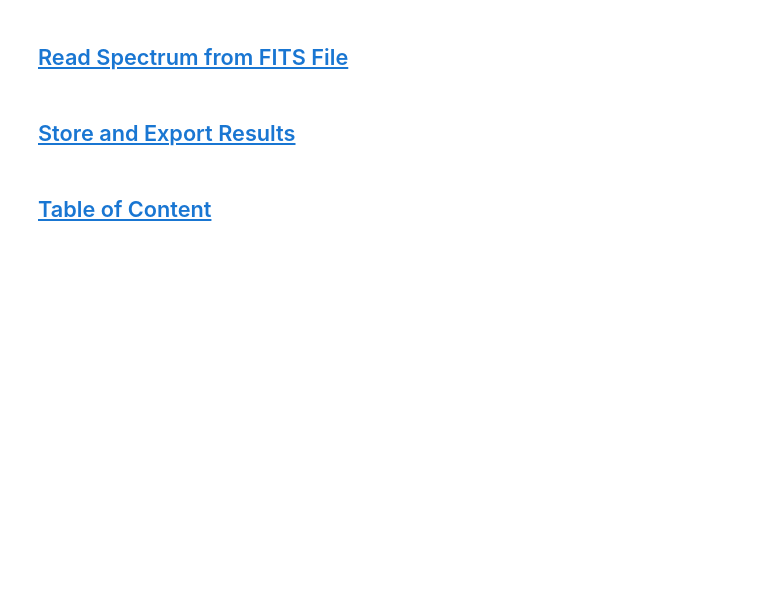
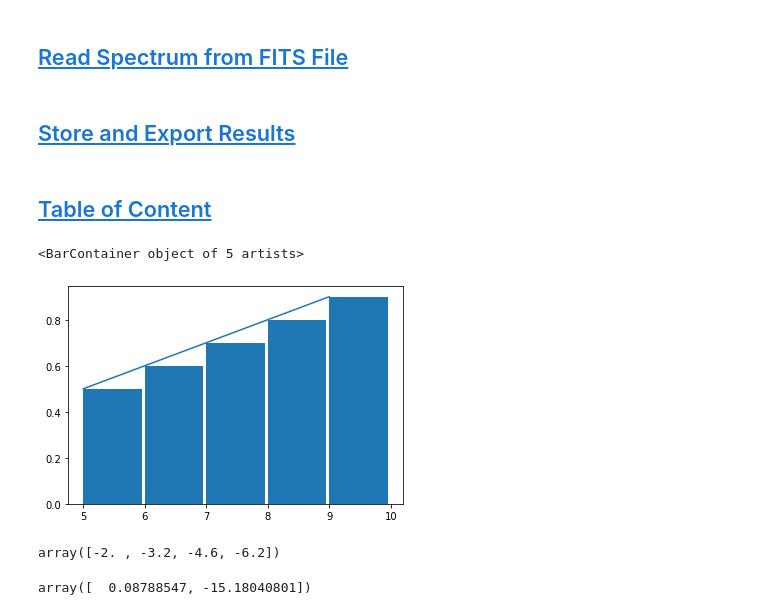
Before and after one commit to MDornacher/NIFTY, a Jupyter notebook: notebooks/NIFTY.ipynb, the cells around one changed output. Saved outputs shown, nothing was run; the diff lists cells and outputs as text; code cells hidden in the pictures; blank space fills up the shorter version.

```diff
--- a/notebooks/NIFTY.ipynb
+++ b/notebooks/NIFTY.ipynb
@@ -528,0 +532,10 @@ ValueError: x and y must have same first dimension, but have shapes (600,) and (
+# %%
+xs = np.arange(5, 10, 1)
+ys = 0.1 * xs
+# %%
+fig, ax = plt.subplots()
+ax.plot(xs,ys)
+ax.bar(xs,ys,width=0.95,align="edge")
+# %% [output]
+<BarContainer object of 5 artists>
+[figure, added]
@@ -528,0 +544,4 @@ ValueError: x and y must have same first dimension, but have shapes (600,) and (
+# %%
+(1 - ys[:-1]) * xs[1:]-xs[:-1]
+# %% [output]
+array([-2. , -3.2, -4.6, -6.2])
@@ -528,0 +550,6 @@ ValueError: x and y must have same first dimension, but have shapes (600,) and (
+# %%
+xs =
+ys = np.array([1.04715744 0.98819334 1.02592413 1.02166257 1.03455768 1.01709097, 0.98221768 0.97933651 1.03771797 1.03962419 1.00917493 1.0447162, 0.99249288 0.9967251  0.99070238 0.99348147 1.04331005 0.9670868, 1.03437053 0.98497765 1.01020621 1.02720962 0.99020627 0)
+np.polyfit([184.28093645, 183.27759197, 183.61204013, 183.94648829, 184.28093645], [1.016433, 0.91477086, 0.98338828, 0.96866143, 1.016433], 1)
+# %% [output]
+array([  0.08788547, -15.18040801])
```
Also changed, not shown: parts of 5 cells of this notebook, 2 other files.
